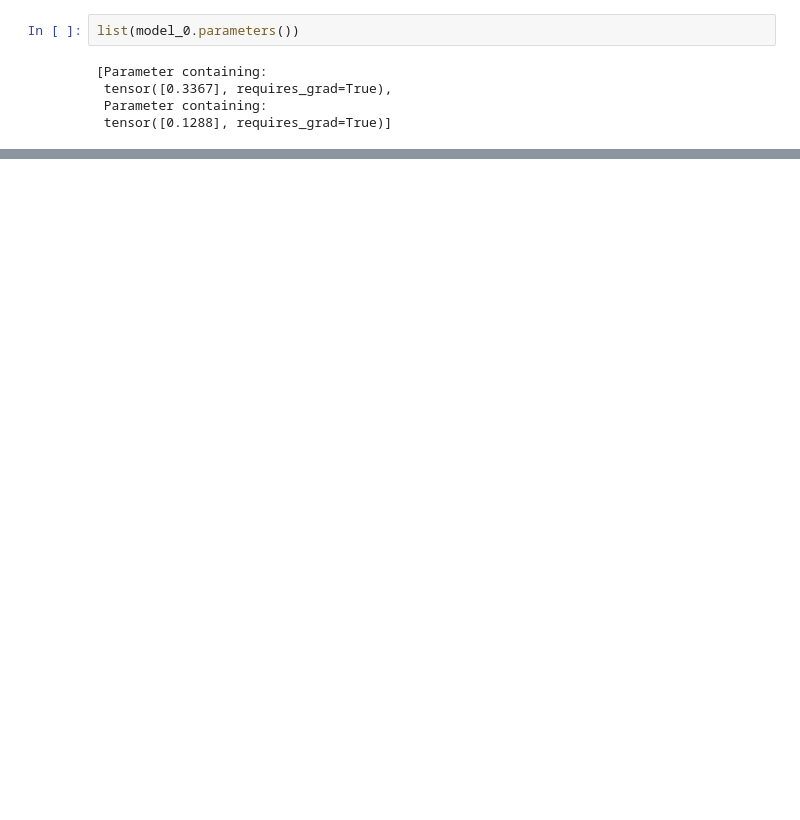
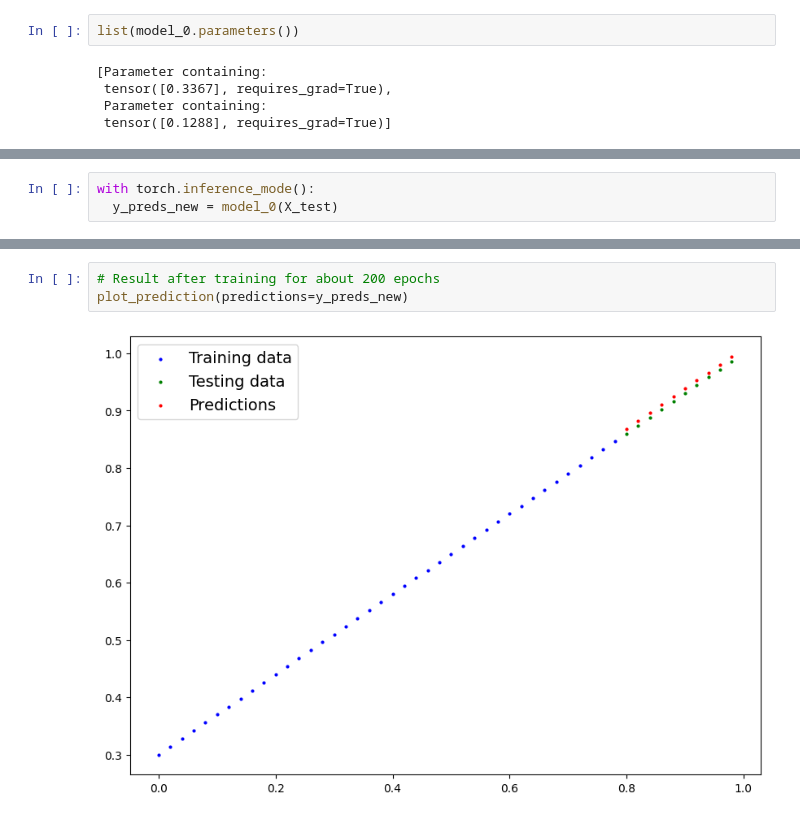
Before and after one commit to gauthiermartin/deeplearning-with-pytorch-course, a Jupyter notebook: 01_pytorch_workflow_fundamentals.ipynb, the cells around one changed output, grey strips where cells are left out. Saved outputs shown, nothing was run; the diff lists cells and outputs as text; blank space fills up the shorter version.

```diff
--- a/01_pytorch_workflow_fundamentals.ipynb
+++ b/01_pytorch_workflow_fundamentals.ipynb
@@ -375,0 +430,3 @@ for epoch in range(epochs):
+# %%
+with torch.inference_mode():
+  y_preds_new = model_0(X_test)
@@ -375,0 +438,5 @@ for epoch in range(epochs):
+# %%
+# Result after training for about 200 epochs
+plot_prediction(predictions=y_preds_new)
+# %% [output]
+[figure, added]
```
Also changed, not shown: parts of 43 cells of this notebook.
